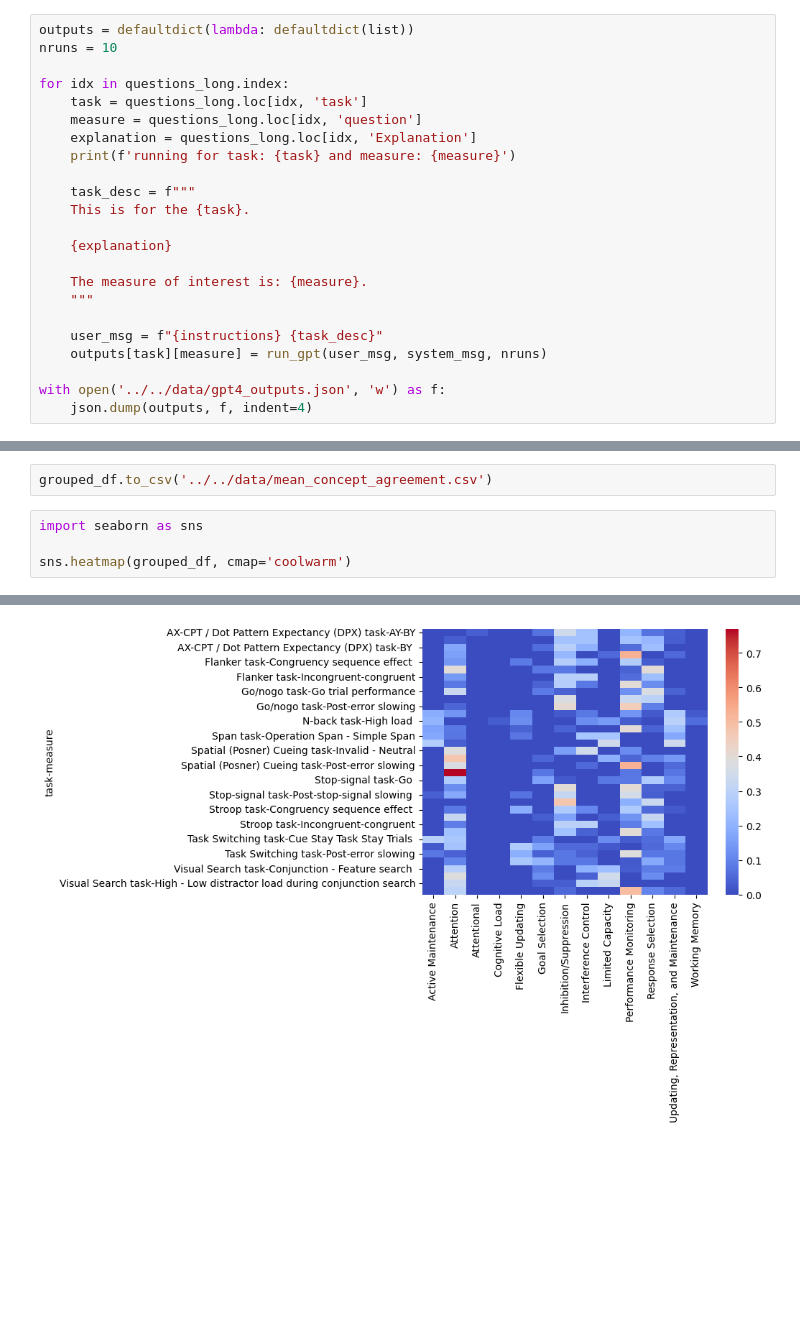
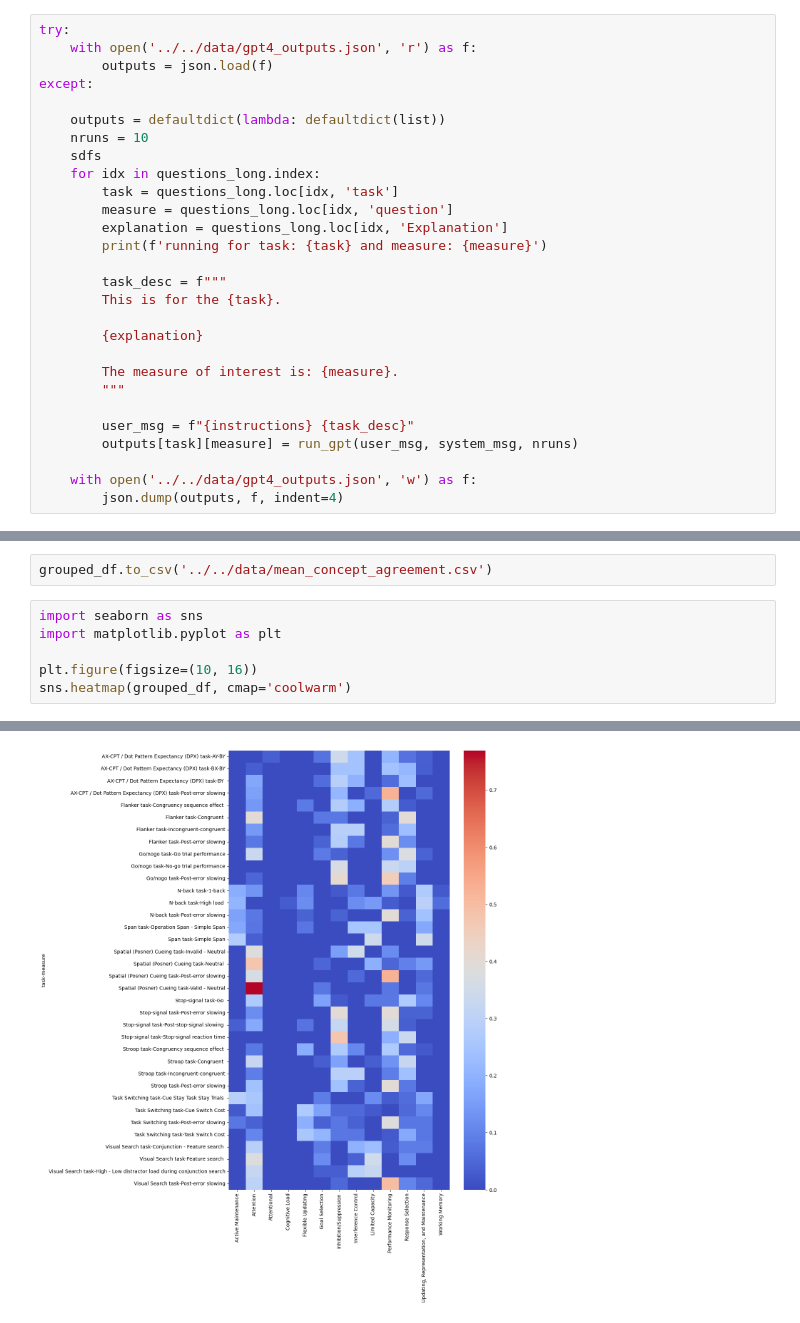
Before and after one commit to poldrack/expert_survey_llm, a Jupyter notebook: src/expert_survey_llm/expert_survey_llm.ipynb, the cells around one changed output, grey strips where cells are left out. Drawn from its saved outputs; the diff is of its cells as text; blank space fills up the shorter version.

Commit message:
add loading, fix figure size

```diff
--- a/src/expert_survey_llm/expert_survey_llm.ipynb
+++ b/src/expert_survey_llm/expert_survey_llm.ipynb
@@ -163,23 +141,28 @@ test
 # %%
-outputs = defaultdict(lambda: defaultdict(list))
-nruns = 10
+try:
+    with open('../../data/gpt4_outputs.json', 'r') as f:
+        outputs = json.load(f)
+except:
 
-for idx in questions_long.index:
-    task = questions_long.loc[idx, 'task']
-    measure = questions_long.loc[idx, 'question']
-    explanation = questions_long.loc[idx, 'Explanation']
-    print(f'running for task: {task} and measure: {measure}')
+    outputs = defaultdict(lambda: defaultdict(list))
+    nruns = 10
+    sdfs
+    for idx in questions_long.index:
+        task = questions_long.loc[idx, 'task']
+        measure = questions_long.loc[idx, 'question']
+        explanation = questions_long.loc[idx, 'Explanation']
+        print(f'running for task: {task} and measure: {measure}')
 
-    task_desc = f"""
-    This is for the {task}.
+        task_desc = f"""
+        This is for the {task}.
 
-    {explanation}
+        {explanation}
 
-    The measure of interest is: {measure}.
-    """
+        The measure of interest is: {measure}.
+        """
 
-    user_msg = f"{instructions} {task_desc}"
-    outputs[task][measure] = run_gpt(user_msg, system_msg, nruns)
+        user_msg = f"{instructions} {task_desc}"
+        outputs[task][measure] = run_gpt(user_msg, system_msg, nruns)
 
-with open('../../data/gpt4_outputs.json', 'w') as f:
-    json.dump(outputs, f, indent=4)
+    with open('../../data/gpt4_outputs.json', 'w') as f:
+        json.dump(outputs, f, indent=4)
@@ -238,8 +194,10 @@ grouped_df = indicator_df.drop('run', axis=1).groupby(['task', 'measure']).mean(
 grouped_df.to_csv('../../data/mean_concept_agreement.csv')
 # %%
 import seaborn as sns
+import matplotlib.pyplot as plt
 
+plt.figure(figsize=(10, 16))
 sns.heatmap(grouped_df, cmap='coolwarm')
 # %% [output]
 <Axes: ylabel='task-measure'>
-[figure, old version]
+[figure, new version]
```
Also changed, not shown: parts of 4 cells of this notebook.
